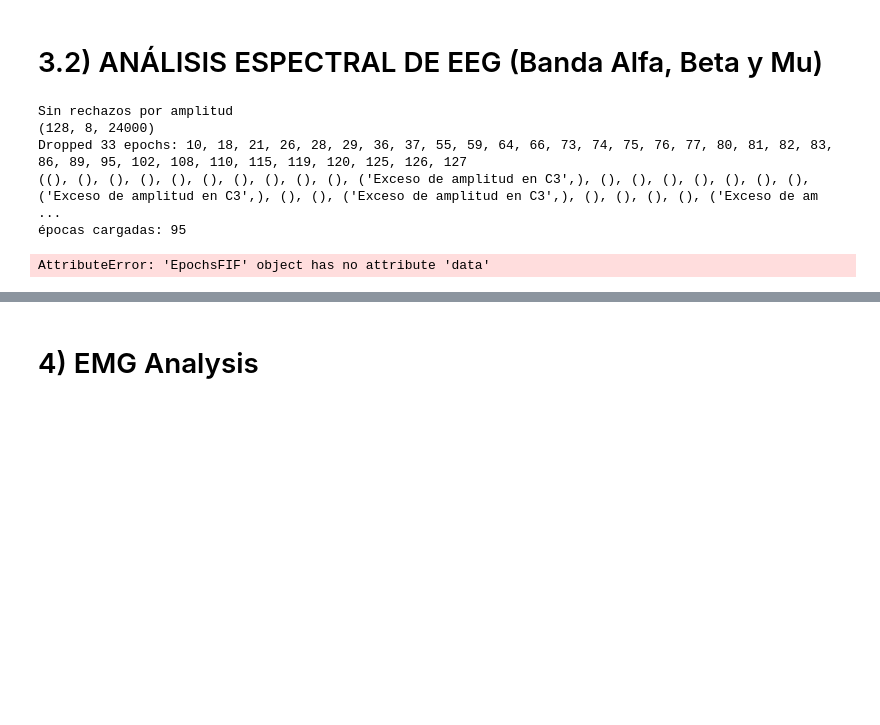
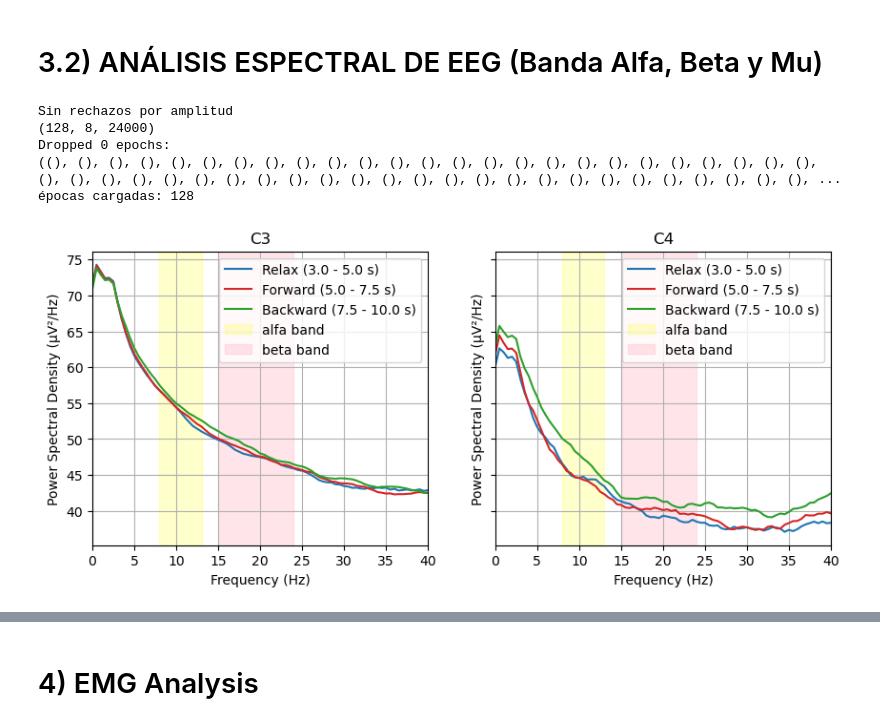
Before and after one commit to MonkeyDYoyi/NewExperimentCode, a Jupyter notebook: NewCode.ipynb, the cells around one changed output, grey strips where cells are left out. Drawn from its saved outputs; the diff is of its cells as text; code cells hidden in the pictures; blank space fills up the shorter version.

```diff
--- a/NewCode.ipynb
+++ b/NewCode.ipynb
@@ -2008,41 +2008,41 @@ def plot_c3_trial_dynamics(preOrPost, subject, condition, fs=2400, method='multi
 
     #plt.tight_layout()
     plt.show()
 
     # Restaurar el estilo por defecto de Matplotlib
     # plt.style.use('default')
 
 # ==============================================================================
 # EJEMPLO DE USO (Cópialo en tu celda de ejecución)
 # ==============================================================================
 subject = "6"
 condition = "stim"
-preOrPost = "pre"
+preOrPost = "post"
 # method = 'multitaper'  # 'welch' o 'multitaper'
 method = 'multitaper'
 
 #epochs_pre_crudo = mne.read_epochs(file_eeg_pre, preload=True, verbose=False)
 print("Sin rechazos por amplitud")
 Preprocessed_Data_Folder = r"C:\Yoyi\Preprocessed Data\Sin  rechazo por amplitud"
 # Preprocessed_Data_Folder = r"C:\Yoyi\Preprocessed Data\100 de rechazo de amplitud"
 # Preprocessed_Data_Folder = r"C:\Yoyi\Preprocessed Data\150 de rechazo de amplitud"
-plot_c3_trial_dynamics(preOrPost, subject=subject, condition=condition, method=method, window_position=0)
+# plot_c3_trial_dynamics(preOrPost, subject=subject, condition=condition, method=method, window_position=0)
 
-print("100 de rechazo de amplitud")
+# print("100 de rechazo de amplitud")
 
-#Preprocessed_Data_Folder = r"C:\Yoyi\Preprocessed Data\100 de rechazo de amplitud"
-plot_c3_trial_dynamics(preOrPost, subject=subject, condition=condition, method=method, window_position=1)
+# #Preprocessed_Data_Folder = r"C:\Yoyi\Preprocessed Data\100 de rechazo de amplitud"
+# plot_c3_trial_dynamics(preOrPost, subject=subject, condition=condition, method=method, window_position=1)
 
-print("150 de rechazo de amplitud")
+# print("150 de rechazo de amplitud")
 
 #Preprocessed_Data_Folder = r"C:\Yoyi\Preprocessed Data\150 de rechazo de amplitud"
 plot_c3_trial_dynamics(preOrPost, subject=subject, condition=condition, method=method, window_position=2)
 
-plot_c3_trial_dynamics(preOrPost, subject=subject, condition=condition, method=method, window_position=3)
+# plot_c3_trial_dynamics(preOrPost, subject=subject, condition=condition, method=method, window_position=3)
 # %% [output]
 Sin rechazos por amplitud
 (128, 8, 24000)
-Dropped 33 epochs: 10, 18, 21, 26, 28, 29, 36, 37, 55, 59, 64, 66, 73, 74, 75, 76, 77, 80, 81, 82, 83, 86, 89, 95, 102, 108, 110, 115, 119, 120, 125, 126, 127
-((), (), (), (), (), (), (), (), (), (), ('Exceso de amplitud en C3',), (), (), (), (), (), (), (), ('Exceso de amplitud en C3',), (), (), ('Exceso de amplitud en C3',), (), (), (), (), ('Exceso de am ...
-épocas cargadas: 95
+Dropped 0 epochs:
+((), (), (), (), (), (), (), (), (), (), (), (), (), (), (), (), (), (), (), (), (), (), (), (), (), (), (), (), (), (), (), (), (), (), (), (), (), (), (), (), (), (), (), (), (), (), (), (), (), (), ...
+épocas cargadas: 128
-AttributeError: 'EpochsFIF' object has no attribute 'data'
+[figure, added]
```
Also changed, not shown: parts of 2 cells of this notebook, 1 other file.
